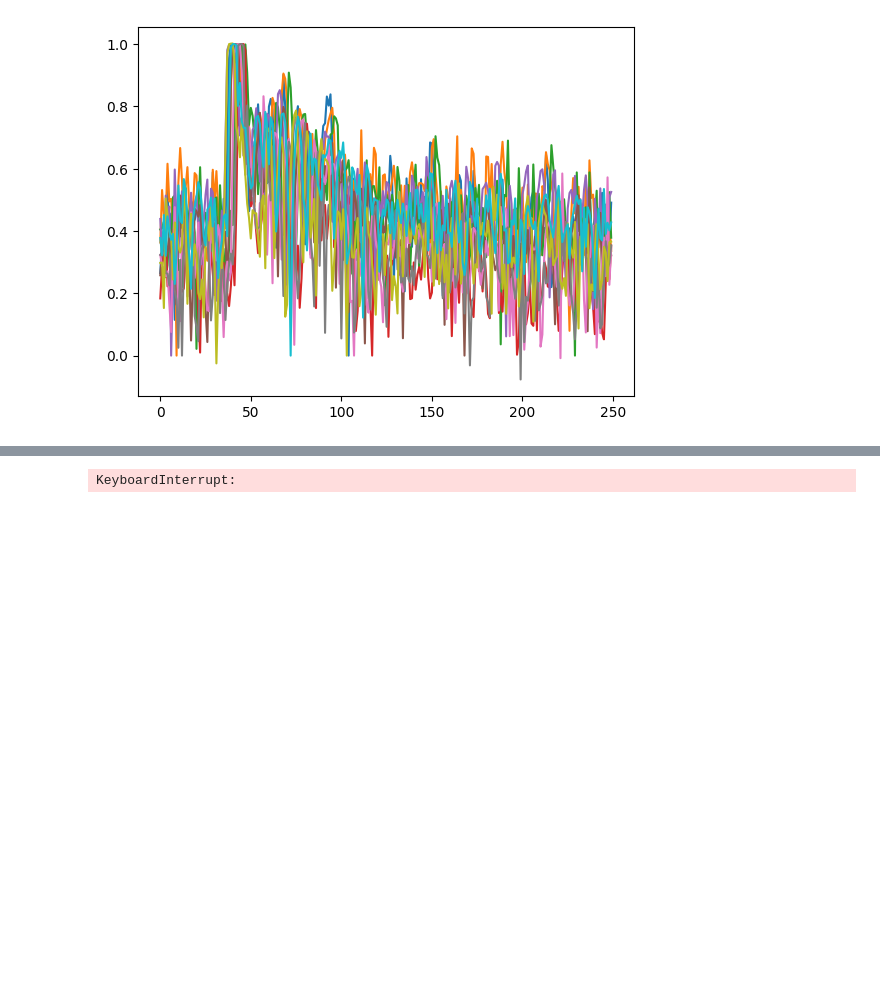
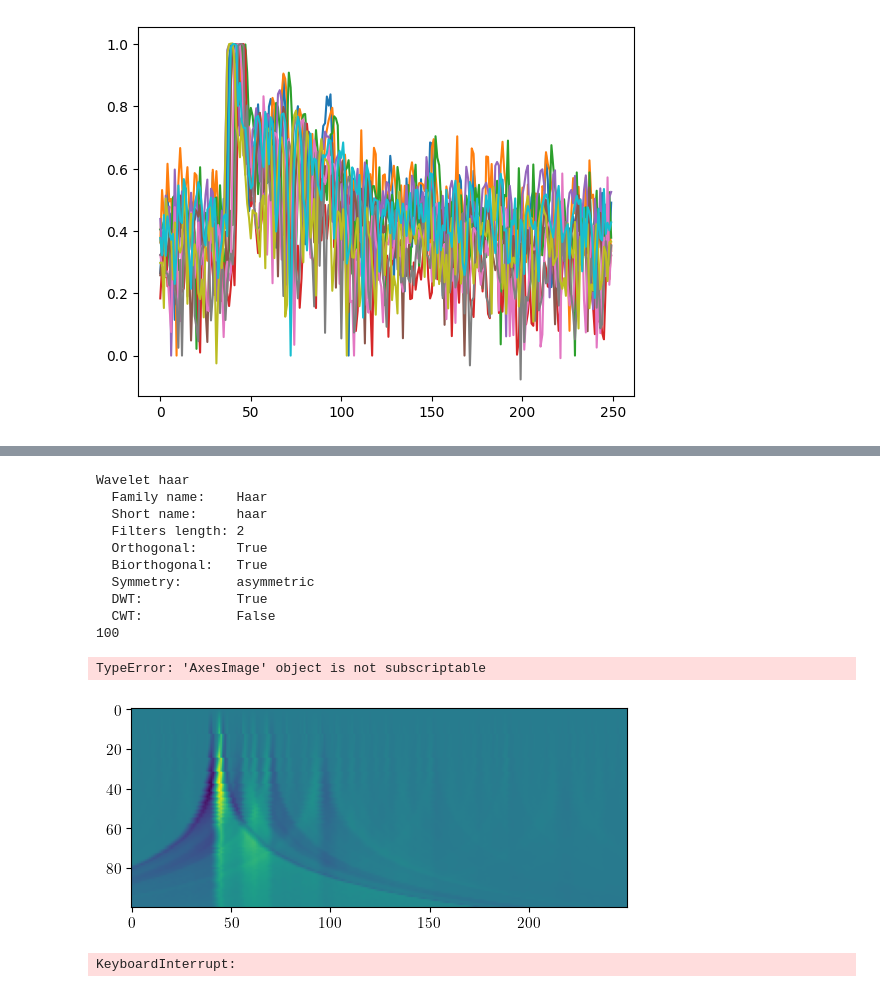
Before and after one commit to Thibaud-Ardoin/UWB-fingerprint, a Jupyter notebook: src/data_explorer.ipynb, the cells around one changed output, grey strips where cells are left out. Cells and saved outputs as stored; diff of their text form; code cells hidden in the pictures; blank space fills up the shorter version.

```diff
--- a/src/data_explorer.ipynb
+++ b/src/data_explorer.ipynb
@@ -137,3 +137,72 @@ torch.Size([64, 77, 3])
+# %%
+import matplotlib as mpl
+import pywt
+import ptwt
+# Enable LaTeX formatting
+mpl.rcParams['text.usetex'] = True
+# Set the global font to be Times New Roman, size 11
+mpl.rc('font', family='Times New Roman', size=11)
+
+params.spectrogram_window_size = 64
+params.spectrogram_hop_size = 4
+pad_value = 28
+
+signal = train_data[10]
+signal = torch.from_numpy(signal.astype(np.float32))
+# plt.plot(torch.view_as_real(torch.from_numpy(signal)))
+# plt.show()
+
+# perform CWT
+# wavelet = "cmor2.5-2.5"
+wavelet = pywt.Wavelet('haar')
+# logarithmic scale for scales, as suggested by Torrence & Compo:
+# sampling_period = np.diff(10).mean()
+
+widths = np.geomspace(1, 1024//4, num=100)
+
+# print(signal[0])
+cwtmatr, freqs = ptwt.cwt(signal, widths, wavelet)
+print(wavelet)
+print(len(cwtmatr))
+
+plt.imshow(cwtmatr)[:, :, 0]
+plt.show()
+
+
+plt.plot(cwtmatr)
+plt.show()
+
+# widths = np.geomspace(1, 1024//4, num=100)
+# cwtmatr, freqs = pywt.cwt(signal, widths, wavelet)
+# # absolute take absolute value of complex result
+# cwtmatr = np.abs(cwtmatr[:-1, :-1])
+
+# print(cwtmatr.shape)
+# plt.imshow(cwtmatr)
+# plt.show()
+
+# x = torch.view_as_real(x)
+# x = torch.abs(x)
+
+# x = (x - x.min())/(x.max() - x.min())
+
+# plt.imshow(x[:, :, 0])
+# plt.show()
+# plt.imshow(x[:, :, 1])
+# plt.show()
+# %% [output]
+Wavelet haar
+  Family name:    Haar
+  Short name:     haar
+  Filters length: 2
+  Orthogonal:     True
+  Biorthogonal:   True
+  Symmetry:       asymmetric
+  DWT:            True
+  CWT:            False
+100
+TypeError: 'AxesImage' object is not subscriptable
+[figure, added]
 # %%
 sample_size = 502
 
```
Also changed, not shown: parts of 2 cells of this notebook, 5 other files.
